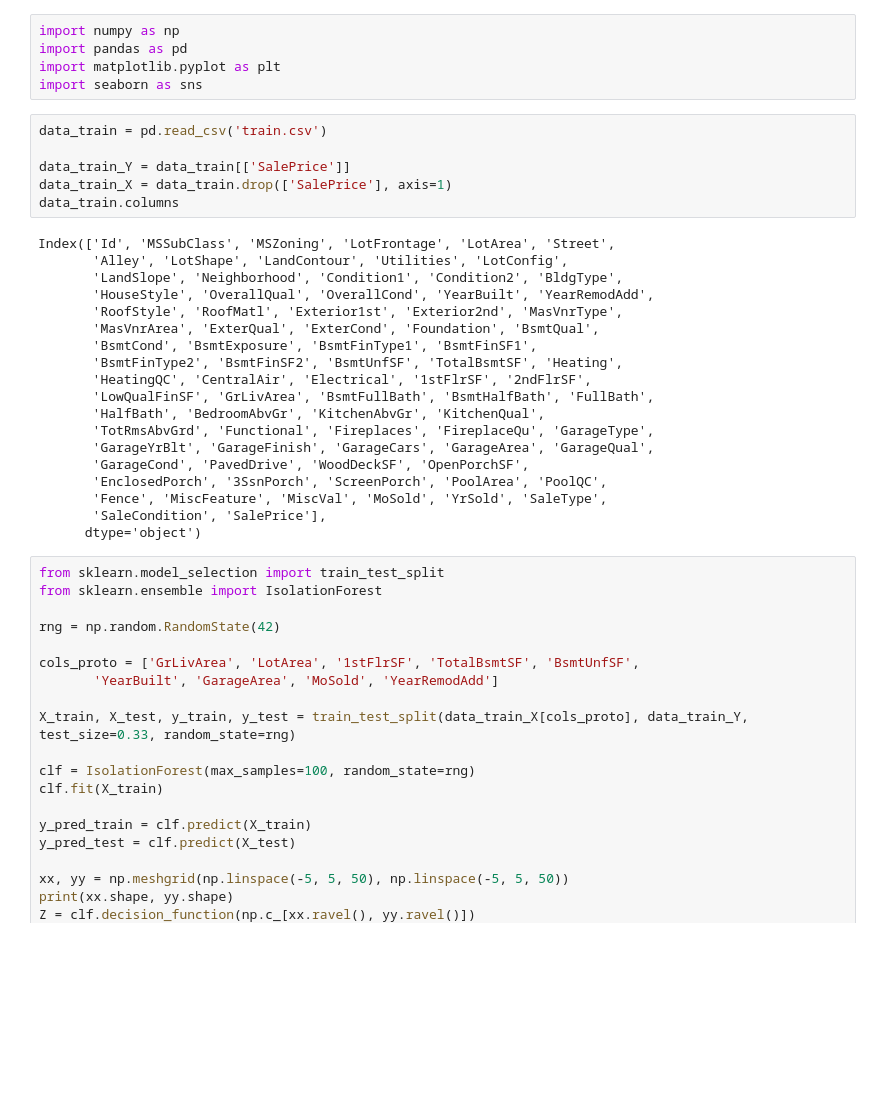
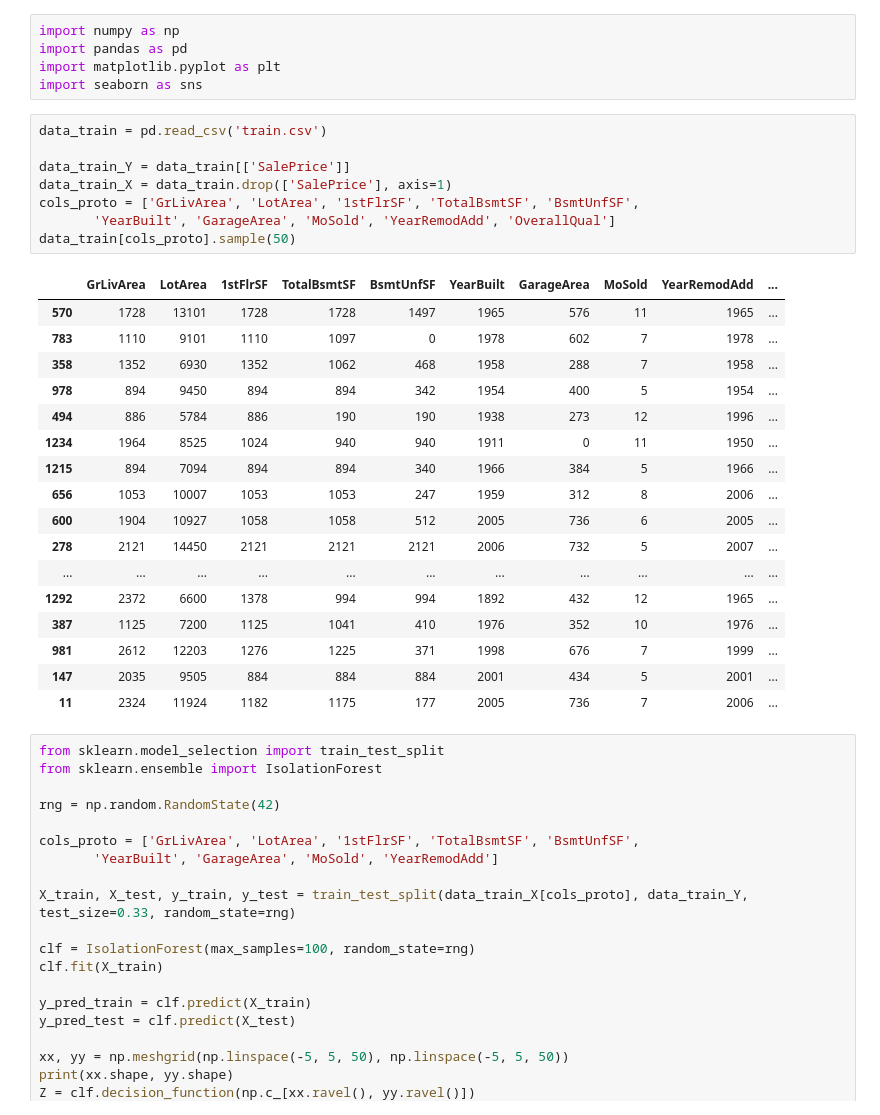
Before and after one commit to jdhaisne/kaggle-house-price, a Jupyter notebook: house_price_proto.ipynb, the cells around one changed output. Cells and saved outputs as stored; diff of their text form; blank space fills up the shorter version.

Commit message:
modif house-price notebook

```diff
--- a/house_price_proto.ipynb
+++ b/house_price_proto.ipynb
@@ -6,28 +6,29 @@ import seaborn as sns
 # %%
 data_train = pd.read_csv('train.csv')
 
 data_train_Y = data_train[['SalePrice']]
 data_train_X = data_train.drop(['SalePrice'], axis=1)
-data_train.columns
+cols_proto = ['GrLivArea', 'LotArea', '1stFlrSF', 'TotalBsmtSF', 'BsmtUnfSF',
+       'YearBuilt', 'GarageArea', 'MoSold', 'YearRemodAdd', 'OverallQual']
+data_train[cols_proto].sample(50)
 # %% [output]
-Index(['Id', 'MSSubClass', 'MSZoning', 'LotFrontage', 'LotArea', 'Street',
-       'Alley', 'LotShape', 'LandContour', 'Utilities', 'LotConfig',
-       'LandSlope', 'Neighborhood', 'Condition1', 'Condition2', 'BldgType',
-       'HouseStyle', 'OverallQual', 'OverallCond', 'YearBuilt', 'YearRemodAdd',
-       'RoofStyle', 'RoofMatl', 'Exterior1st', 'Exterior2nd', 'MasVnrType',
-       'MasVnrArea', 'ExterQual', 'ExterCond', 'Foundation', 'BsmtQual',
-       'BsmtCond', 'BsmtExposure', 'BsmtFinType1', 'BsmtFinSF1',
-       'BsmtFinType2', 'BsmtFinSF2', 'BsmtUnfSF', 'TotalBsmtSF', 'Heating',
-       'HeatingQC', 'CentralAir', 'Electrical', '1stFlrSF', '2ndFlrSF',
-       'LowQualFinSF', 'GrLivArea', 'BsmtFullBath', 'BsmtHalfBath', 'FullBath',
-       'HalfBath', 'BedroomAbvGr', 'KitchenAbvGr', 'KitchenQual',
-       'TotRmsAbvGrd', 'Functional', 'Fireplaces', 'FireplaceQu', 'GarageType',
-       'GarageYrBlt', 'GarageFinish', 'GarageCars', 'GarageArea', 'GarageQual',
-       'GarageCond', 'PavedDrive', 'WoodDeckSF', 'OpenPorchSF',
-       'EnclosedPorch', '3SsnPorch', 'ScreenPorch', 'PoolArea', 'PoolQC',
-       'Fence', 'MiscFeature', 'MiscVal', 'MoSold', 'YrSold', 'SaleType',
-       'SaleCondition', 'SalePrice'],
-      dtype='object')
+|  | GrLivArea | LotArea | 1stFlrSF | TotalBsmtSF | BsmtUnfSF | YearBuilt | GarageArea | MoSold | YearRemodAdd | ... |
+| 570 | 1728 | 13101 | 1728 | 1728 | 1497 | 1965 | 576 | 11 | 1965 | ... |
+| 783 | 1110 | 9101 | 1110 | 1097 | 0 | 1978 | 602 | 7 | 1978 | ... |
+| 358 | 1352 | 6930 | 1352 | 1062 | 468 | 1958 | 288 | 7 | 1958 | ... |
+| 978 | 894 | 9450 | 894 | 894 | 342 | 1954 | 400 | 5 | 1954 | ... |
+| 494 | 886 | 5784 | 886 | 190 | 190 | 1938 | 273 | 12 | 1996 | ... |
+| 1234 | 1964 | 8525 | 1024 | 940 | 940 | 1911 | 0 | 11 | 1950 | ... |
+| 1215 | 894 | 7094 | 894 | 894 | 340 | 1966 | 384 | 5 | 1966 | ... |
+| 656 | 1053 | 10007 | 1053 | 1053 | 247 | 1959 | 312 | 8 | 2006 | ... |
+| 600 | 1904 | 10927 | 1058 | 1058 | 512 | 2005 | 736 | 6 | 2005 | ... |
+| 278 | 2121 | 14450 | 2121 | 2121 | 2121 | 2006 | 732 | 5 | 2007 | ... |
+| ... | ... | ... | ... | ... | ... | ... | ... | ... | ... | ... |
+| 1292 | 2372 | 6600 | 1378 | 994 | 994 | 1892 | 432 | 12 | 1965 | ... |
+| 387 | 1125 | 7200 | 1125 | 1041 | 410 | 1976 | 352 | 10 | 1976 | ... |
+| 981 | 2612 | 12203 | 1276 | 1225 | 371 | 1998 | 676 | 7 | 1999 | ... |
+| 147 | 2035 | 9505 | 884 | 884 | 884 | 2001 | 434 | 5 | 2001 | ... |
+| 11 | 2324 | 11924 | 1182 | 1175 | 177 | 2005 | 736 | 7 | 2006 | ... |
 # %%
 from sklearn.model_selection import train_test_split
 from sklearn.ensemble import IsolationForest
```
Also changed, not shown: parts of 2 cells of this notebook.
